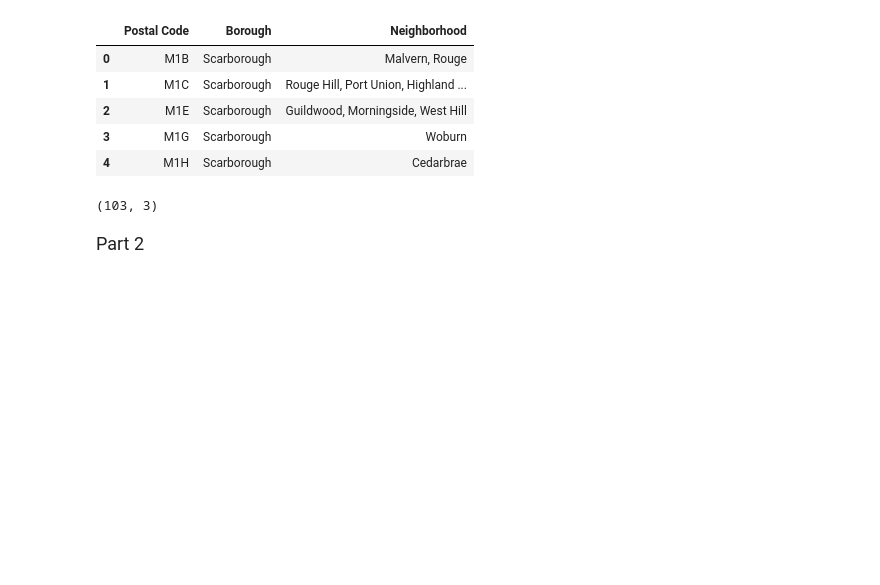
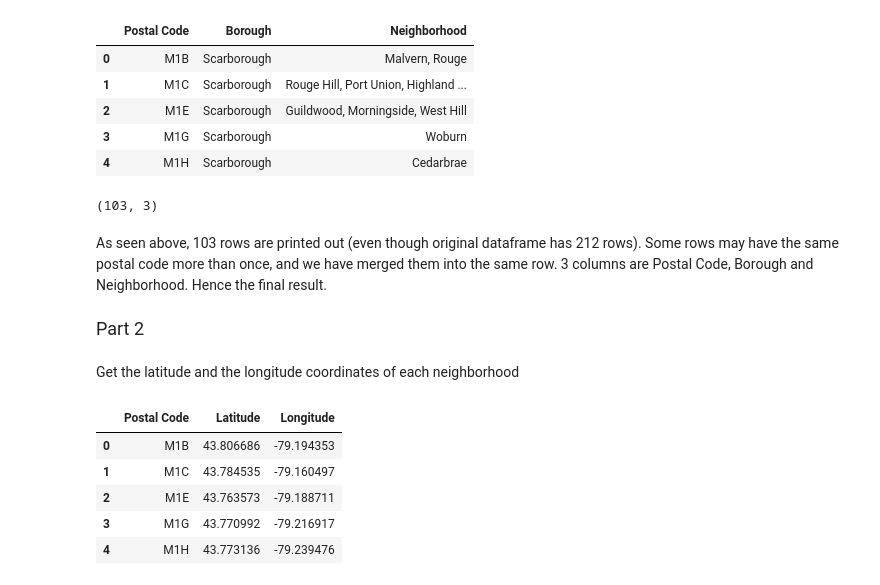
Before and after one commit to HANXIANGCHAN/Applied-Data-Science-Capstone, a Jupyter notebook: Week 3.ipynb, the cells around one changed output. Drawn from its saved outputs; the diff is of its cells as text; code cells hidden in the pictures; blank space fills up the shorter version.

```diff
--- a/Week 3.ipynb
+++ b/Week 3.ipynb
@@ -59,5 +62,23 @@ df_canada.head()
 df_canada.shape
 # %% [output]
 (103, 3)
+# %% [markdown]
+As seen above, 103 rows are printed out (even though original dataframe has 212 rows). Some rows may have the same postal code more than once, and we have merged them into the same row. 3 columns are Postal Code, Borough and Neighborhood. Hence the final result.
 # %% [markdown]
 <font size="4">Part 2</font>
+<br>
+<br>
+Get the latitude and the longitude coordinates of each neighborhood
+# %%
+# Import csv file
+
+
+lonlat = pd.read_csv('https://cocl.us/Geospatial_data')
+lonlat.head()
+# %% [output]
+|  | Postal Code | Latitude | Longitude |
+| 0 | M1B | 43.806686 | -79.194353 |
+| 1 | M1C | 43.784535 | -79.160497 |
+| 2 | M1E | 43.763573 | -79.188711 |
+| 3 | M1G | 43.770992 | -79.216917 |
+| 4 | M1H | 43.773136 | -79.239476 |
```
Also changed, not shown: parts of 12 cells of this notebook.
